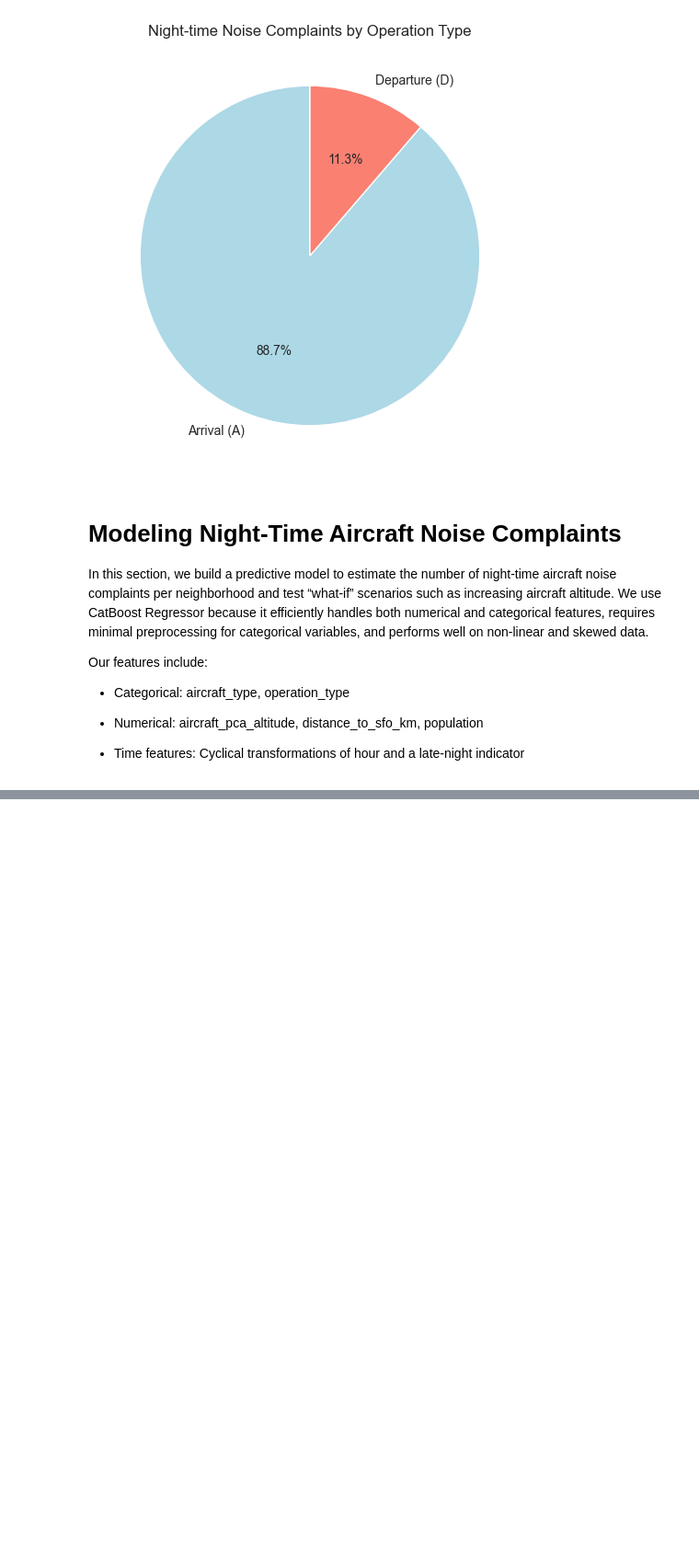
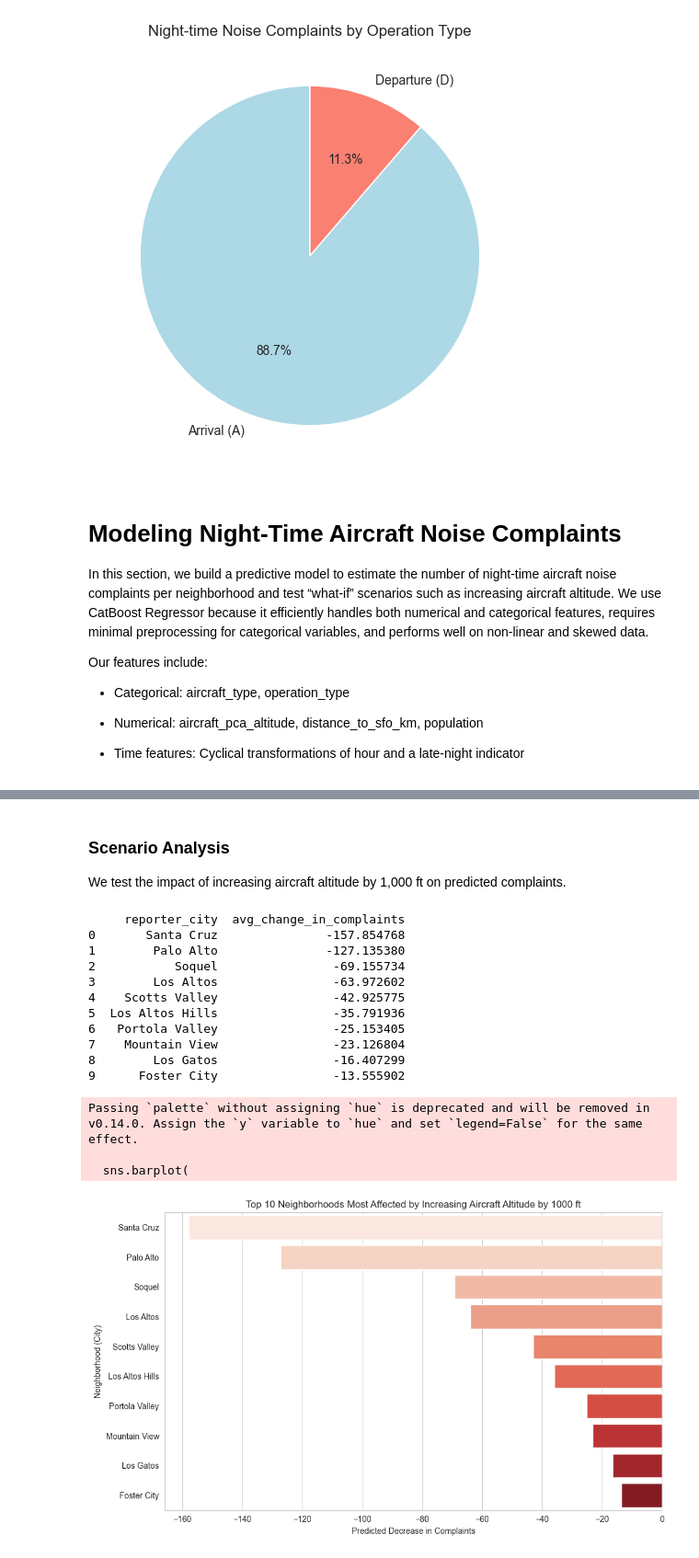
Before and after one commit to porhay007/SFO-Aircraft-Noise-Analysis---Group-Project-Data-5100, a Jupyter notebook: Code/Data_cleaning.ipynb, the cells around one changed output, grey strips where cells are left out. Shown at 92% size. Drawn from its saved outputs; the diff is of its cells as text; code cells hidden in the pictures; blank space fills up the shorter version.

Commit message:
update Data

```diff
--- a/Code/Data_cleaning.ipynb
+++ b/Code/Data_cleaning.ipynb
@@ -480,0 +495,4 @@ df
+# %%
+agg['hour_sin'] = np.sin(2*np.pi*agg['hour']/24)
+agg['hour_cos'] = np.cos(2*np.pi*agg['hour']/24)
+agg['is_late_night'] = agg['hour'].apply(lambda x: 1 if x>=20 or x<=4 else 0)
@@ -480,0 +503,11 @@ df
+# %%
+categorical_cols = ['operation_type','aircraft_type']
+for col in categorical_cols:
+    agg[col] = agg[col].astype('category')
+
+agg['log_complaints'] = np.log1p(agg['complaint_count'])
+
+features = ['aircraft_pca_altitude', 'distance_to_sfo_km', 'population',
+            'hour_sin','hour_cos','is_late_night','operation_type','aircraft_type']
+X = agg[features]
+y = agg['log_complaints']
@@ -480,0 +554,48 @@ df
+# %% [markdown]
+### Scenario Analysis
+
+We test the impact of increasing aircraft altitude by 1,000 ft on predicted complaints.
+# %%
+X_scenario = X.copy()
+X_scenario['aircraft_pca_altitude'] += 1000
+
+y_scenario_pred = model.predict(X_scenario)
+y_scenario_pred_orig = np.expm1(y_scenario_pred)
+y_orig_pred = np.expm1(model.predict(X))
+
+agg['predicted_change'] = y_scenario_pred_orig - y_orig_pred
+
+top10_neighborhoods = agg.groupby('reporter_city')['predicted_change'].mean().nsmallest(10).reset_index()
+top10_neighborhoods.columns = ['reporter_city','avg_change_in_complaints']
+top10_neighborhoods = top10_neighborhoods.sort_values(by='avg_change_in_complaints')
+
+print(top10_neighborhoods)
+
+plt.figure(figsize=(10,6))
+sns.barplot(
+    data=top10_neighborhoods,
+    x='avg_change_in_complaints',
+    y='reporter_city',
+    palette=sns.color_palette("Reds", n_colors=top10_neighborhoods.shape[0])
+)
+plt.title("Top 10 Neighborhoods Most Affected by Increasing Aircraft Altitude by 1000 ft")
+plt.xlabel("Predicted Decrease in Complaints")
+plt.ylabel("Neighborhood (City)")
+plt.tight_layout()
+plt.show()
+# %% [output]
+     reporter_city  avg_change_in_complaints
+0       Santa Cruz               -157.854768
+1        Palo Alto               -127.135380
+2           Soquel                -69.155734
+3        Los Altos                -63.972602
+4    Scotts Valley                -42.925775
+5  Los Altos Hills                -35.791936
+6   Portola Valley                -25.153405
+7    Mountain View                -23.126804
+8        Los Gatos                -16.407299
+9      Foster City                -13.555902
+Passing `palette` without assigning `hue` is deprecated and will be removed in v0.14.0. Assign the `y` variable to `hue` and set `legend=False` for the same effect.
+
+  sns.barplot(
+[figure, added]
```
Also changed, not shown: parts of 13 cells of this notebook, 11 other files.
